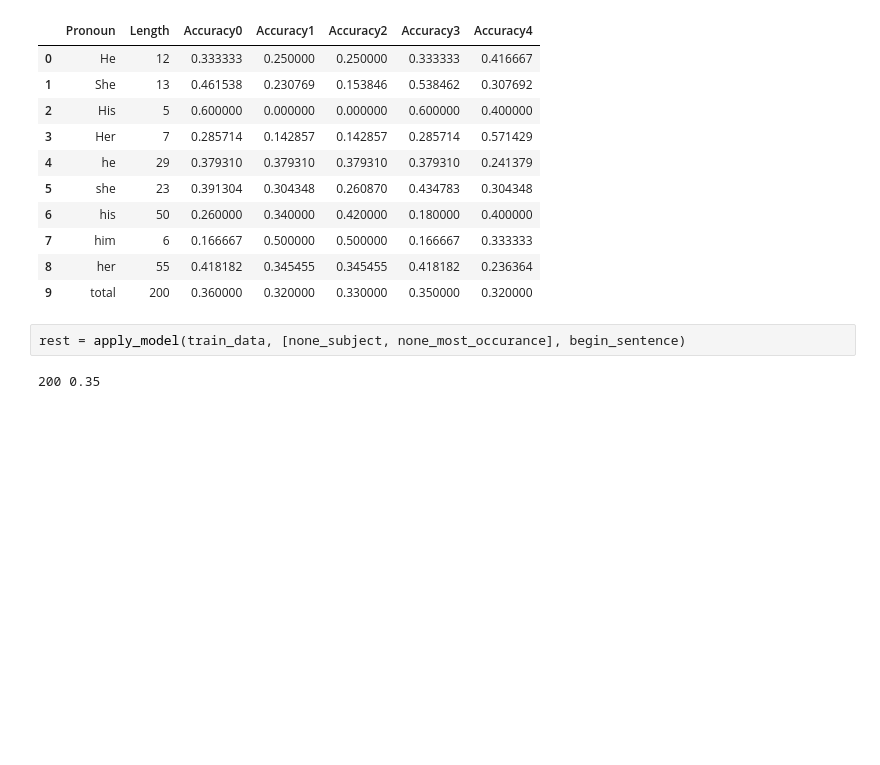
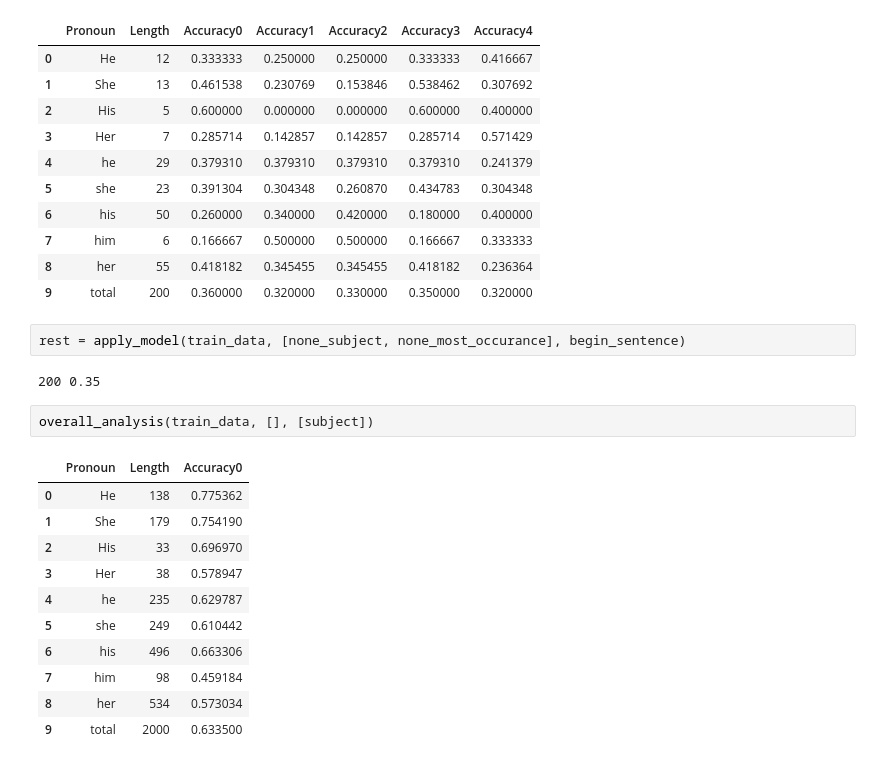
Before and after one commit to Kohgeonho/NLP_HW3_gap_coreference, a Jupyter notebook: gap-coreference/CS372_HW3_code_20160025.ipynb, the cells around one changed output. Cells and saved outputs as stored; diff of their text form; blank space fills up the shorter version.

```diff
--- a/gap-coreference/CS372_HW3_code_20160025.ipynb
+++ b/gap-coreference/CS372_HW3_code_20160025.ipynb
@@ -837,3 +820,17 @@ overall_analysis(train_data, [none_subject, none_most_occurance], [former_word,
 rest = apply_model(train_data, [none_subject, none_most_occurance], begin_sentence)
 # %% [output]
 200 0.35
+# %%
+overall_analysis(train_data, [], [subject])
+# %% [output]
+|  | Pronoun | Length | Accuracy0 |
+| 0 | He | 138 | 0.775362 |
+| 1 | She | 179 | 0.754190 |
+| 2 | His | 33 | 0.696970 |
+| 3 | Her | 38 | 0.578947 |
+| 4 | he | 235 | 0.629787 |
+| 5 | she | 249 | 0.610442 |
+| 6 | his | 496 | 0.663306 |
+| 7 | him | 98 | 0.459184 |
+| 8 | her | 534 | 0.573034 |
+| 9 | total | 2000 | 0.633500 |
```
Also changed, not shown: parts of 21 cells of this notebook, 4 other files.
